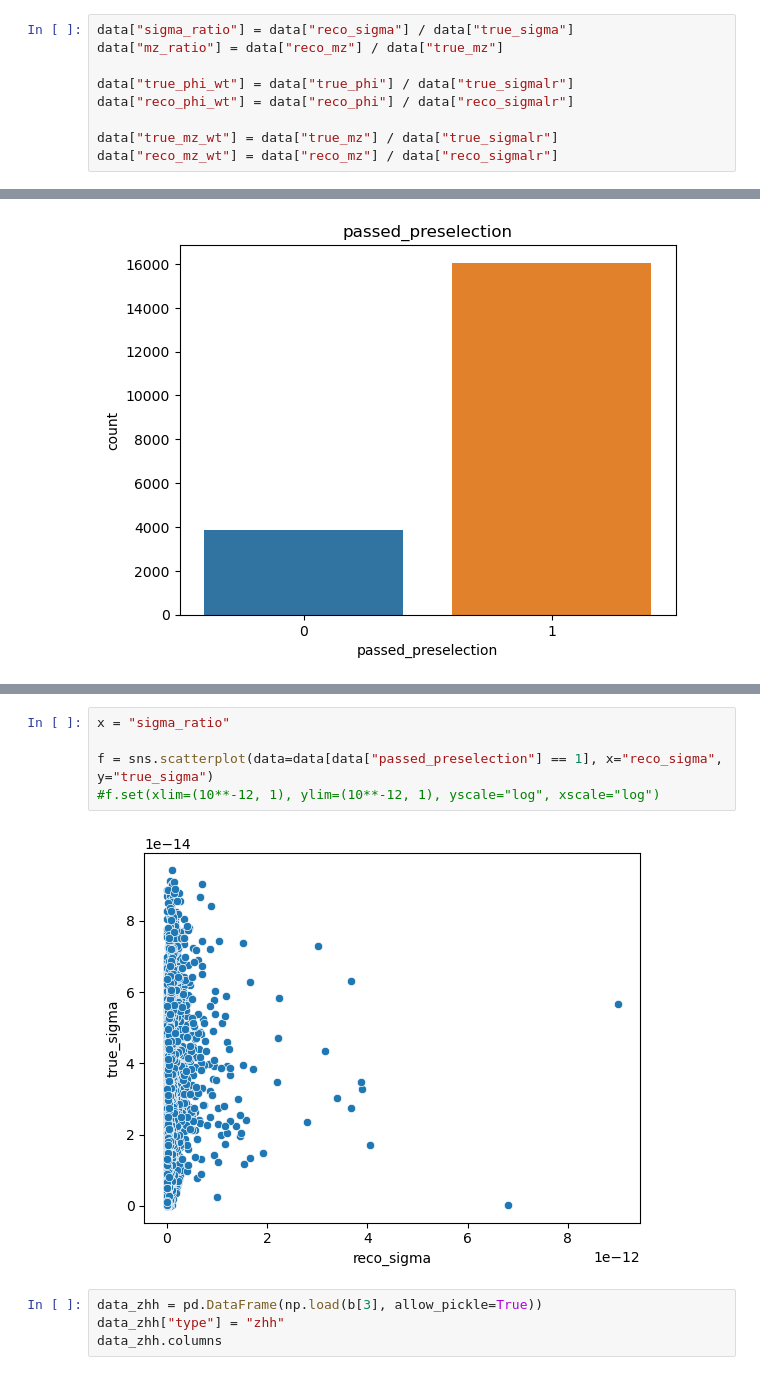
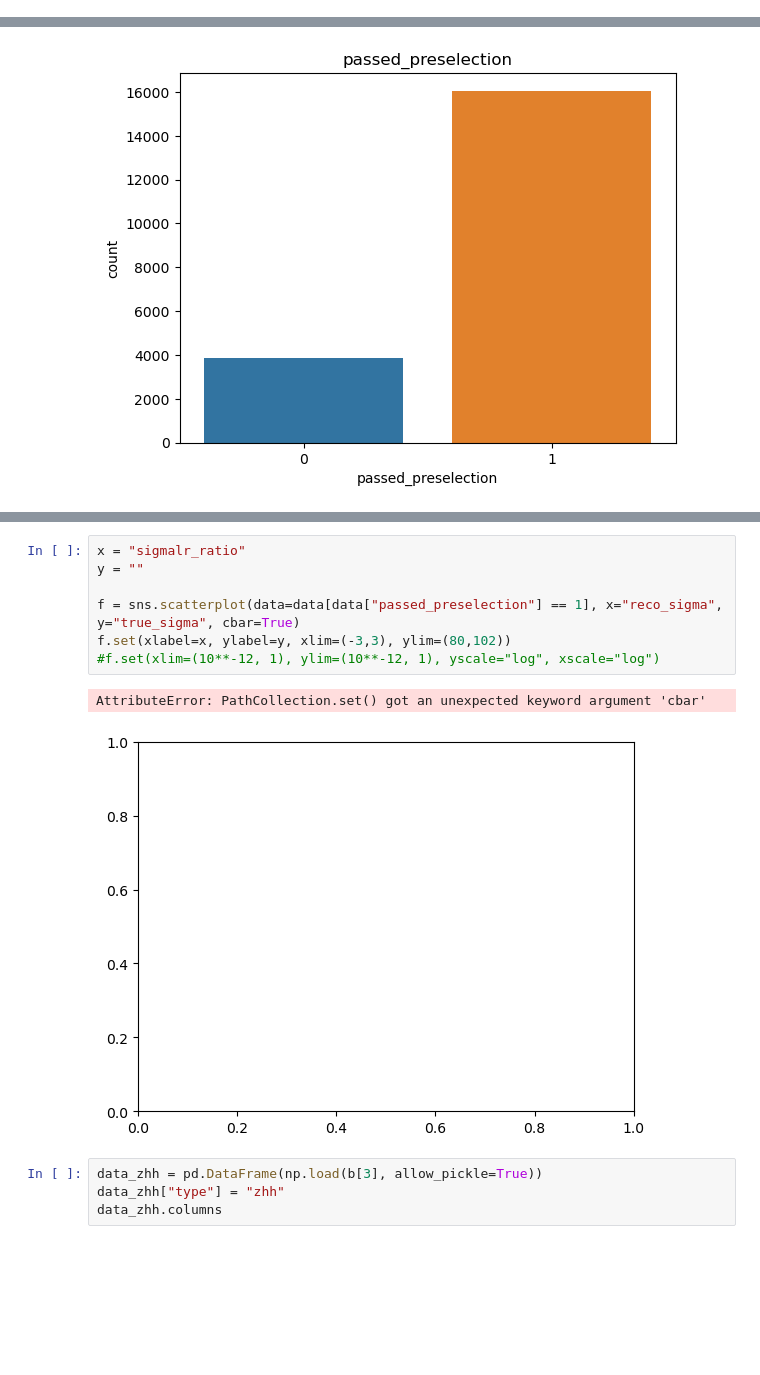
Before and after one commit to ILDAnaSoft/ZHH, a Jupyter notebook: view.ipynb, the cells around one changed output, grey strips where cells are left out. Cells and saved outputs as stored; diff of their text form; blank space fills up the shorter version.

```diff
--- a/view.ipynb
+++ b/view.ipynb
@@ -88,10 +129 @@ Index(['run', 'event', 'passed_preselection', 'm_true_h1_decay_pdg',
       dtype='object')
-# %%
-data["sigma_ratio"] = data["reco_sigma"] / data["true_sigma"]
-data["mz_ratio"] = data["reco_mz"] / data["true_mz"]
-
-data["true_phi_wt"] = data["true_phi"] / data["true_sigmalr"]
-data["reco_phi_wt"] = data["reco_phi"] / data["reco_sigmalr"]
-
-data["true_mz_wt"] = data["true_mz"] / data["true_sigmalr"]
-data["reco_mz_wt"] = data["reco_mz"] / data["reco_sigmalr"]
@@ -126,10 +308,13 @@ data.head()
 # %%
-x = "sigma_ratio"
+x = "sigmalr_ratio"
+y = ""
 
-f = sns.scatterplot(data=data[data["passed_preselection"] == 1], x="reco_sigma", y="true_sigma")
+f = sns.scatterplot(data=data[data["passed_preselection"] == 1], x="reco_sigma", y="true_sigma", cbar=True)
+f.set(xlabel=x, ylabel=y, xlim=(-3,3), ylim=(80,102))
 #f.set(xlim=(10**-12, 1), ylim=(10**-12, 1), yscale="log", xscale="log")
 # %% [output]
+AttributeError: PathCollection.set() got an unexpected keyword argument 'cbar'
-[figure, old version]
+[figure, new version]
 # %%
 data_zhh = pd.DataFrame(np.load(b[3], allow_pickle=True))
 data_zhh["type"] = "zhh"
```
Also changed, not shown: parts of 24 cells of this notebook, 2 other files.
